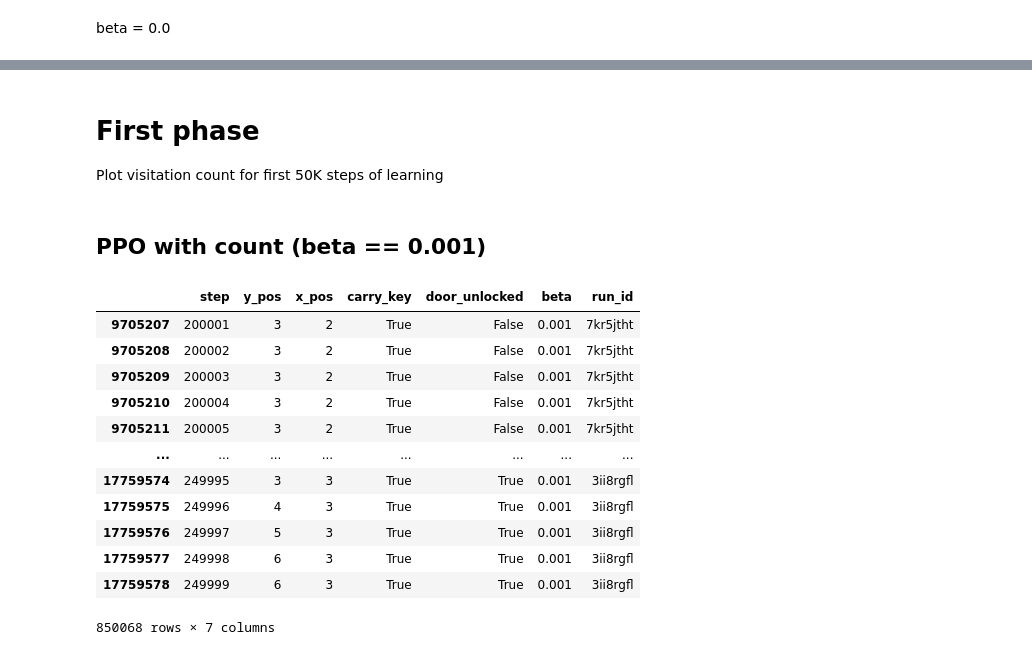
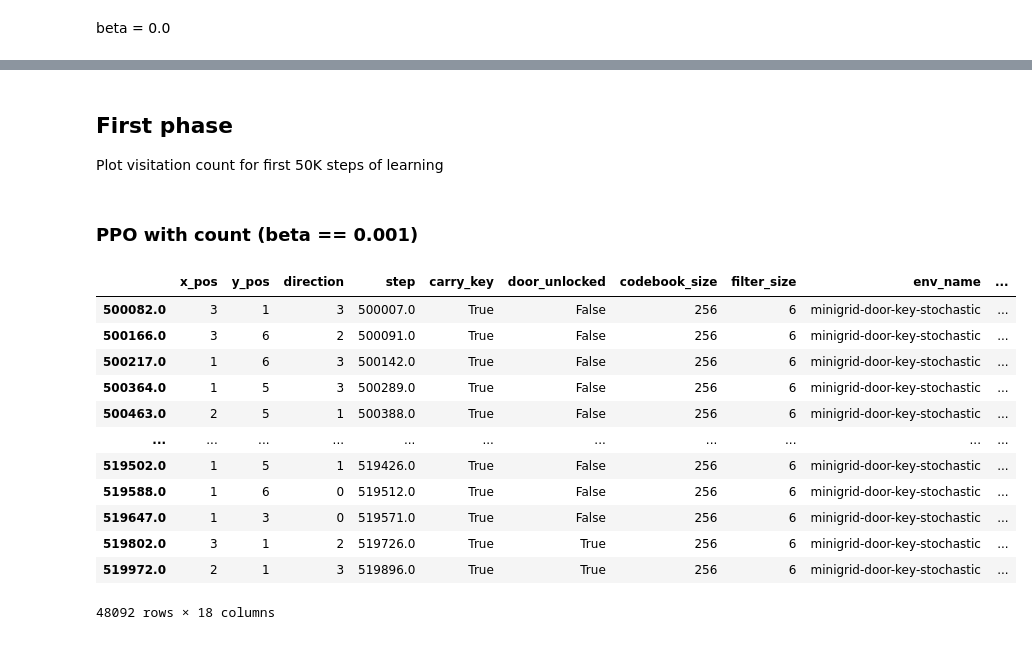
Before and after one commit to artemis79/discrete-representation-exploraion, a Jupyter notebook: discrete_mbrl/analysis/wandb/notebooks/mini_grid_model_free_pos/position.ipynb, the cells around one changed output, grey strips where cells are left out. Cells and saved outputs as stored; diff of their text form; code cells hidden in the pictures.

```diff
--- a/discrete_mbrl/analysis/wandb/notebooks/mini_grid_model_free_pos/position.ipynb
+++ b/discrete_mbrl/analysis/wandb/notebooks/mini_grid_model_free_pos/position.ipynb
@@ -13,7 +13,7 @@ import seaborn as sns
 %matplotlib inline
 set_matplotlib_style()
 # %%
-RL_START_STEP = 200000
+RL_START_STEP = 500000
 # %%
 data_path = '../../discrete-mbrl-model-free_data.csv'
 df = pd.read_csv(data_path)
@@ -108,24 +427,30 @@ plt.show()
 # %% [markdown]
-# First phase
+## First phase
 
 Plot visitation count for first 50K steps of learning
 # %% [markdown]
-## PPO with count (beta == 0.001)
+### PPO with count (beta == 0.001)
+# %%
+data_path = '../../sampled_data.csv'
+df = pd.read_csv(data_path)
+df = df[df['step'] > RL_START_STEP]
 # %%
-determ_env_df = df[df['step'] < 250000 ]
+determ_env_df = df[df['step'] < 520000 ]
+determ_env_df = determ_env_df[determ_env_df['rm_reward'] == False]
+determ_env_df = determ_env_df[determ_env_df['env_max_steps'] == 1000]
 determ_env_df = determ_env_df[determ_env_df['beta'] == 0.001]
 determ_env_df
 # %% [output]
-|  | step | y_pos | x_pos | carry_key | door_unlocked | beta | run_id |
-| 9705207 | 200001 | 3 | 2 | True | False | 0.001 | 7kr5jtht |
-| 9705208 | 200002 | 3 | 2 | True | False | 0.001 | 7kr5jtht |
-| 9705209 | 200003 | 3 | 2 | True | False | 0.001 | 7kr5jtht |
-| 9705210 | 200004 | 3 | 2 | True | False | 0.001 | 7kr5jtht |
-| 9705211 | 200005 | 3 | 2 | True | False | 0.001 | 7kr5jtht |
-| ... | ... | ... | ... | ... | ... | ... | ... |
-| 17759574 | 249995 | 3 | 3 | True | True | 0.001 | 3ii8rgfl |
-| 17759575 | 249996 | 4 | 3 | True | True | 0.001 | 3ii8rgfl |
-| 17759576 | 249997 | 5 | 3 | True | True | 0.001 | 3ii8rgfl |
-| 17759577 | 249998 | 6 | 3 | True | True | 0.001 | 3ii8rgfl |
-| 17759578 | 249999 | 6 | 3 | True | True | 0.001 | 3ii8rgfl |
+|  | x_pos | y_pos | direction | step | carry_key | door_unlocked | codebook_size | filter_size | env_name | ... |
+| 500082.0 | 3 | 1 | 3 | 500007.0 | True | False | 256 | 6 | minigrid-door-key-stochastic | ... |
+| 500166.0 | 3 | 6 | 2 | 500091.0 | True | False | 256 | 6 | minigrid-door-key-stochastic | ... |
+| 500217.0 | 1 | 6 | 3 | 500142.0 | True | False | 256 | 6 | minigrid-door-key-stochastic | ... |
+| 500364.0 | 1 | 5 | 3 | 500289.0 | True | False | 256 | 6 | minigrid-door-key-stochastic | ... |
+| 500463.0 | 2 | 5 | 1 | 500388.0 | True | False | 256 | 6 | minigrid-door-key-stochastic | ... |
+| ... | ... | ... | ... | ... | ... | ... | ... | ... | ... | ... |
+| 519502.0 | 1 | 5 | 1 | 519426.0 | True | False | 256 | 6 | minigrid-door-key-stochastic | ... |
+| 519588.0 | 1 | 6 | 0 | 519512.0 | True | False | 256 | 6 | minigrid-door-key-stochastic | ... |
+| 519647.0 | 1 | 3 | 0 | 519571.0 | True | False | 256 | 6 | minigrid-door-key-stochastic | ... |
+| 519802.0 | 3 | 1 | 2 | 519726.0 | True | True | 256 | 6 | minigrid-door-key-stochastic | ... |
+| 519972.0 | 2 | 1 | 3 | 519896.0 | True | True | 256 | 6 | minigrid-door-key-stochastic | ... |
-850068 rows × 7 columns
+48092 rows × 18 columns
```
Also changed, not shown: parts of 61 cells of this notebook.
